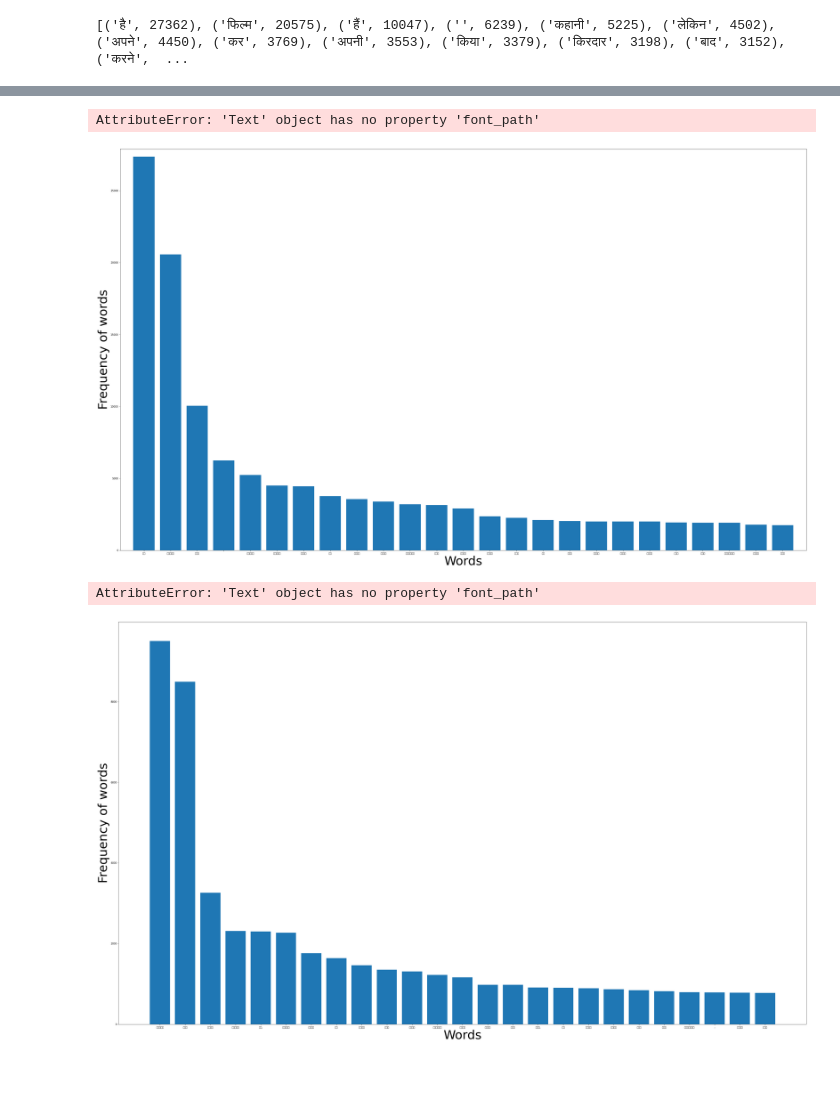
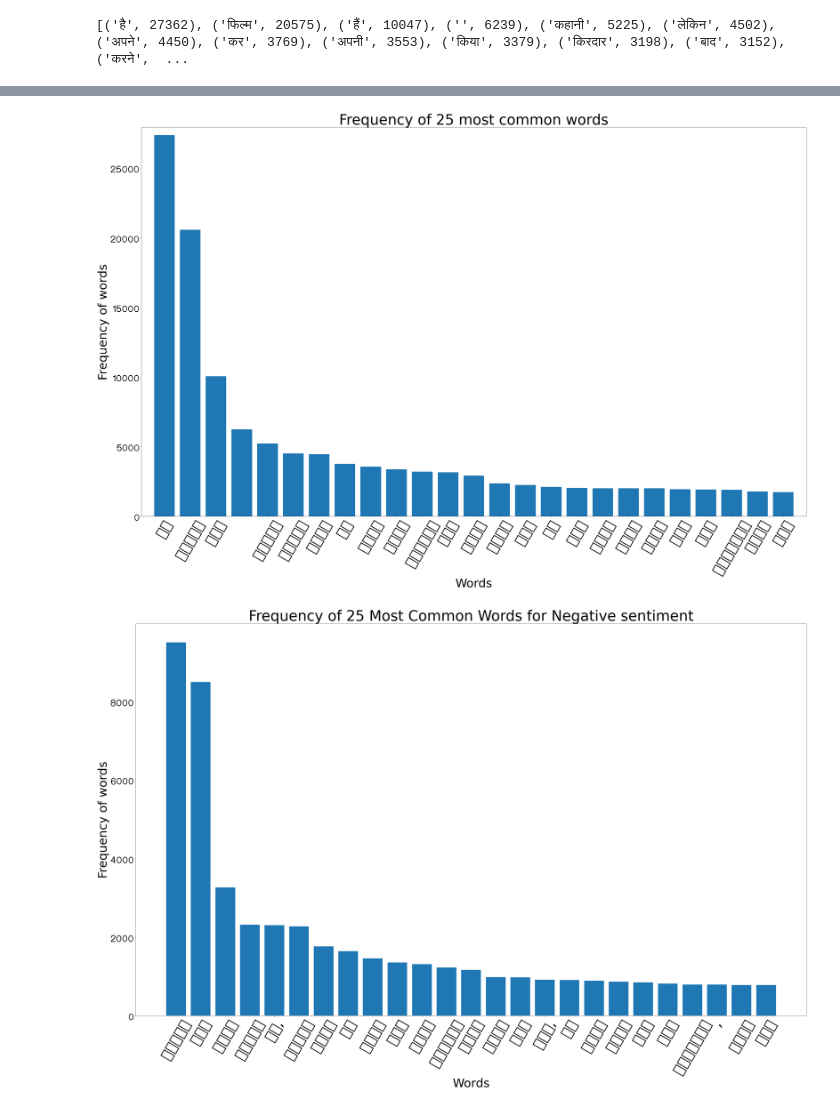
Before and after one commit to KartikGarg19/Hindi-Text-Corpus, a Jupyter notebook: ExploratoryAnalysisTFA.ipynb, the cells around one changed output, grey strips where cells are left out. Drawn from its saved outputs; the diff is of its cells as text; code cells hidden in the pictures; blank space fills up the shorter version.

Commit message:
ExploratoryAnalysisTFA updated for hindi texts

```diff
--- a/ExploratoryAnalysisTFA.ipynb
+++ b/ExploratoryAnalysisTFA.ipynb
@@ -76,19 +77,19 @@ plt.show()
 # %%
 mostcommon_small = FreqDist(allwords).most_common(25)
 x, y = zip(*mostcommon_small)
 #create a figure
 plt.figure(figsize=(50, 30))
 plt.margins(0.02)
 plt.bar(x, y)
 plt.xlabel('Words', fontsize=50)
 plt.ylabel('Frequency of words', fontsize=50)
-plt.yticks(font_path='Lohit-Devanagari.ttf', fontsize=40)
+hindi_font = FontProperties(fname = 'Lohit-Devanagari.ttf')
+plt.yticks(fontproperties = hindi_font, fontsize=40)
 plt.xticks(rotation=60, fontsize=60)
 plt.title('Frequency of 25 most common words', fontsize=60)
 plt.show()
 # %% [output]
-AttributeError: 'Text' object has no property 'font_path'
-[figure, old version]
+[figure, new version]
 # %%
 group_by = df.groupby('Sentiment')['Review'].apply(lambda x: Counter(' '.join(x).split()).most_common(25))
 # %%
@@ -100,13 +101,13 @@ plt.figure(figsize=(50, 30))
 plt.bar(words0, freq0)
 plt.xlabel('Words', fontsize=50)
 plt.ylabel('Frequency of words', fontsize=50)
-plt.yticks(font_path='Lohit-Devanagari.ttf', fontsize=40)
+hindi_font = FontProperties(fname = 'Lohit-Devanagari.ttf')
+plt.yticks(fontproperties = hindi_font, fontsize=40)
 plt.xticks(rotation=60, fontsize=60)
 plt.title('Frequency of 25 Most Common Words for Negative sentiment', fontsize=60)
 plt.show()
 # %% [output]
-AttributeError: 'Text' object has no property 'font_path'
-[figure, old version]
+[figure, new version]
 # %%
 group_by_1 = group_by.iloc[1]
 words1 = list(zip(*group_by_1))[0]
```
Also changed, not shown: parts of 3 cells of this notebook, 1 other file.
